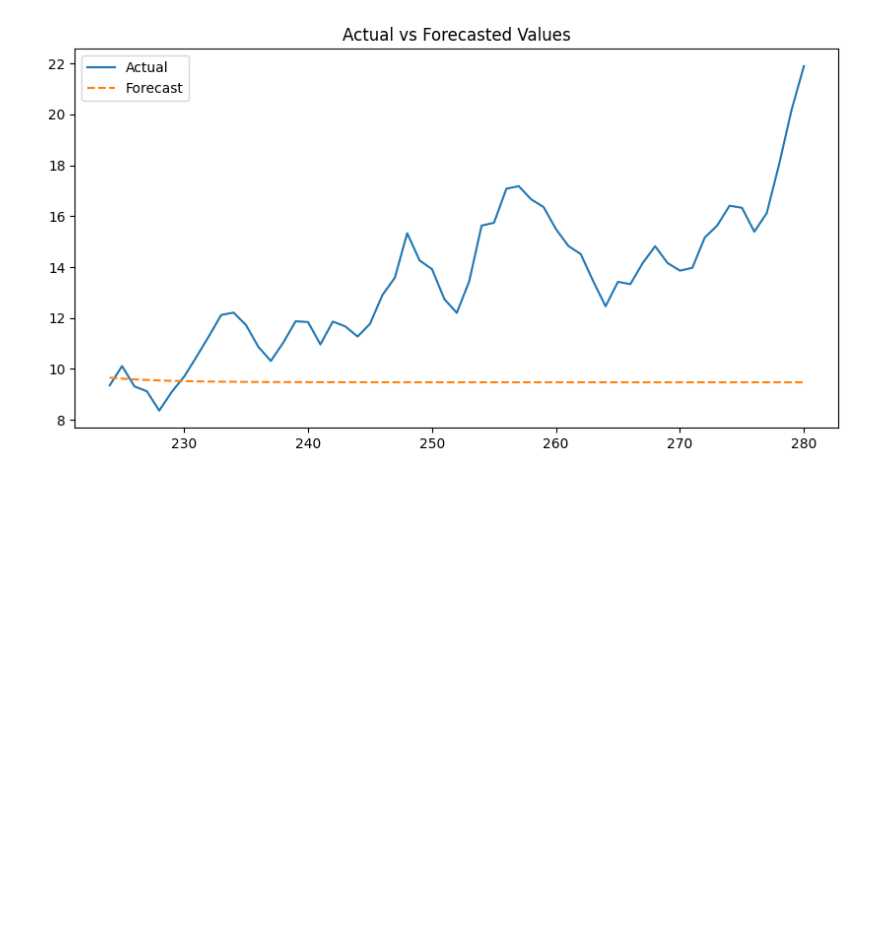
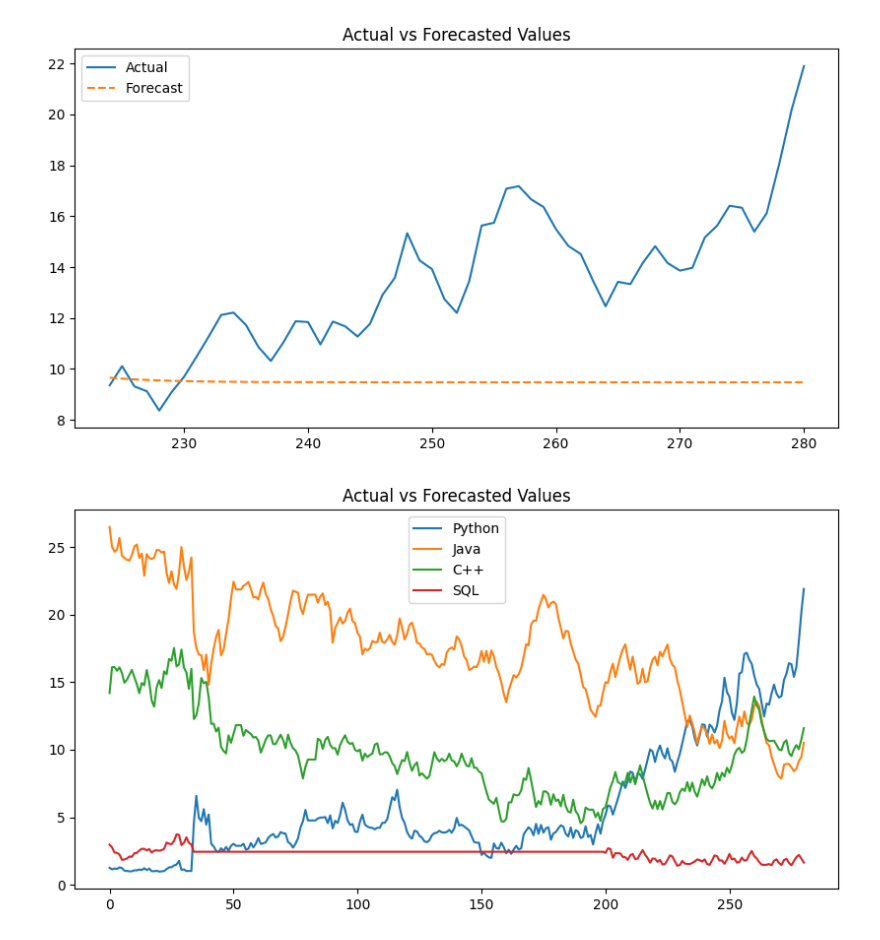
Before and after one commit to Ella-Raputri/FoDS-FinalProject, a Jupyter notebook: ML/not_cleaned/time_series_tiobe/arima.ipynb, the cells around one changed output. Cells and saved outputs as stored; diff of their text form; code cells hidden in the pictures; blank space fills up the shorter version.

```diff
--- a/ML/not_cleaned/time_series_tiobe/arima.ipynb
+++ b/ML/not_cleaned/time_series_tiobe/arima.ipynb
@@ -114,6 +114,18 @@ plt.title("Actual vs Forecasted Values")
 plt.show()
 # %% [output]
 [figure]
+# %%
+plt.figure(figsize=(10, 5))
+plt.plot(df1['Month'].index, df1['Month'], label='Python')
+plt.plot(df1['Python'].index, df1['Python'], label='Python')
+plt.plot(df1['Java'].index, df1['Java'], label='Java')
+plt.plot(df1['C++'].index, df1['C++'], label='C++')
+plt.plot(df1['SQL'].index, df1['SQL'], label='SQL')
+plt.legend()
+plt.title("Actual vs Forecasted Values")
+plt.show()
+# %% [output]
+[figure, added]
 # %%
 di = {}
 di['language'] = []
```
Also changed, not shown: parts of 3 cells of this notebook, 35 other files.
